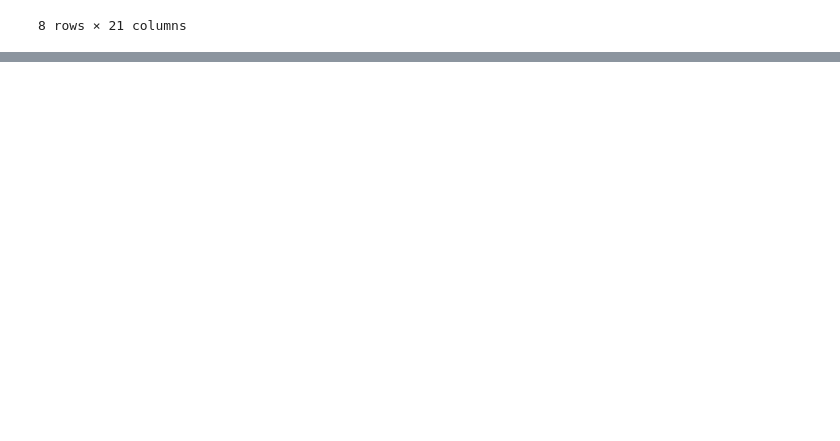
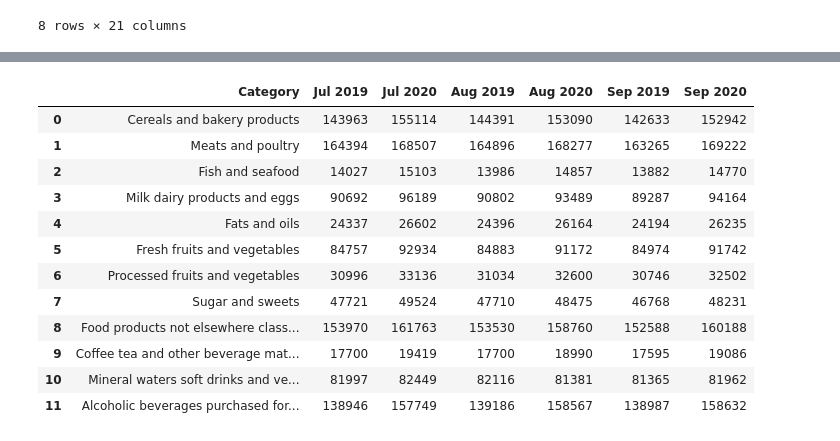
Before and after one commit to staceywai/bootcamp-project, a Jupyter notebook: Data-Exploration-and-Cleanup.ipynb, the cells around one changed output, grey strips where cells are left out. Saved outputs shown, nothing was run; the diff lists cells and outputs as text; code cells hidden in the pictures; blank space fills up the shorter version.

```diff
--- a/Data-Exploration-and-Cleanup.ipynb
+++ b/Data-Exploration-and-Cleanup.ipynb
@@ -108,0 +159,25 @@ groceryYearTotals
+# %%
+q3_data = pd.DataFrame({
+    'Category': groceries['Grocery Consumption Category '],
+    'Jul 2019': groceries['2019M07'],
+    'Jul 2020': groceries['2020M07'],
+    'Aug 2019': groceries['2019M08'],
+    'Aug 2020': groceries['2020M08'],
+    'Sep 2019': groceries['2019M09'],
+    'Sep 2020': groceries['2020M09']
+})
+q3_data
+# %% [output]
+|  | Category | Jul 2019 | Jul 2020 | Aug 2019 | Aug 2020 | Sep 2019 | Sep 2020 |
+| 0 | Cereals and bakery products | 143963 | 155114 | 144391 | 153090 | 142633 | 152942 |
+| 1 | Meats and poultry | 164394 | 168507 | 164896 | 168277 | 163265 | 169222 |
+| 2 | Fish and seafood | 14027 | 15103 | 13986 | 14857 | 13882 | 14770 |
+| 3 | Milk dairy products and eggs | 90692 | 96189 | 90802 | 93489 | 89287 | 94164 |
+| 4 | Fats and oils | 24337 | 26602 | 24396 | 26164 | 24194 | 26235 |
+| 5 | Fresh fruits and vegetables | 84757 | 92934 | 84883 | 91172 | 84974 | 91742 |
+| 6 | Processed fruits and vegetables | 30996 | 33136 | 31034 | 32600 | 30746 | 32502 |
+| 7 | Sugar and sweets | 47721 | 49524 | 47710 | 48475 | 46768 | 48231 |
+| 8 | Food products not elsewhere class... | 153970 | 161763 | 153530 | 158760 | 152588 | 160188 |
+| 9 | Coffee tea and other beverage mat... | 17700 | 19419 | 17700 | 18990 | 17595 | 19086 |
+| 10 | Mineral waters soft drinks and ve... | 81997 | 82449 | 82116 | 81381 | 81365 | 81962 |
+| 11 | Alcoholic beverages purchased for... | 138946 | 157749 | 139186 | 158567 | 138987 | 158632 |
```
Also changed, not shown: parts of 3 cells of this notebook.
